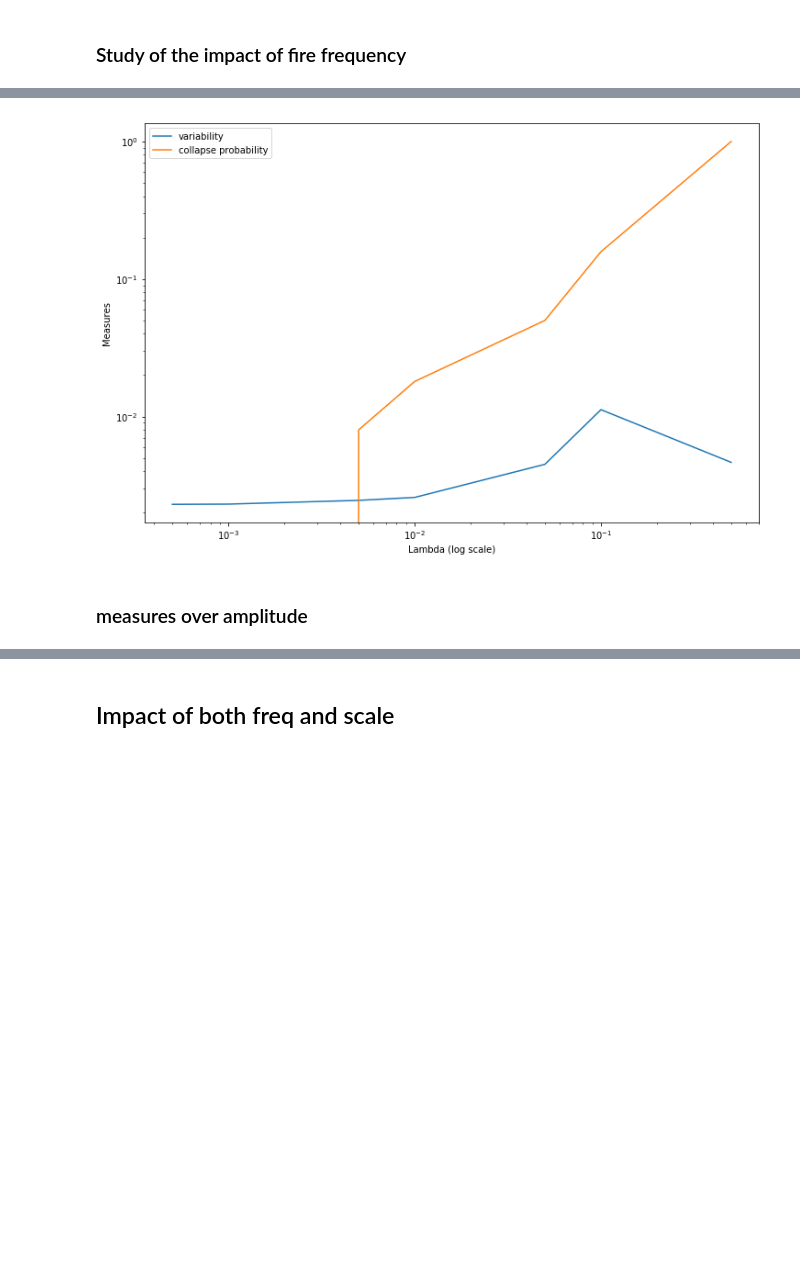
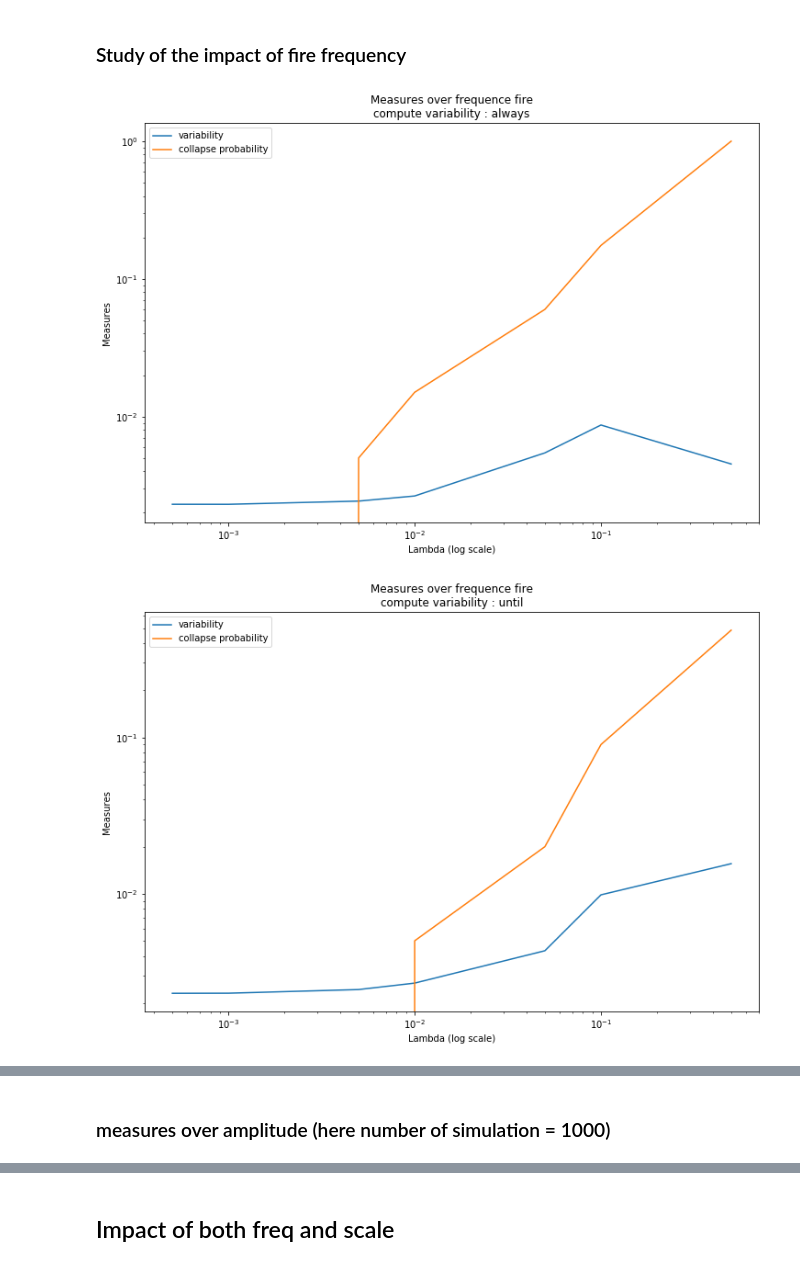
Before and after one commit to cavaillesj/internship_moulis, a Jupyter notebook: measures_and_fire.ipynb, the cells around one changed output, grey strips where cells are left out. Drawn from its saved outputs; the diff is of its cells as text; code cells hidden in the pictures; blank space fills up the shorter version.

Commit message:
measure with 3 different way to compute variability

```diff
--- a/measures_and_fire.ipynb
+++ b/measures_and_fire.ipynb
@@ -8,42 +10,56 @@ exec(open("objet.py").read(), globals())
 # %%
-def measure(**kwargs):
+def measure(compute_variability = "always", **kwargs):
     """solve the system several times with different perturbation in order to make an average"""
-    Number_of_simulation = 50
+    Number_of_simulation = 50  # 50
     Variability = np.zeros(Number_of_simulation)
     Collapse = np.zeros_like(Variability)
     for i in range(Number_of_simulation):
         O = Ode(**kwargs)
         O.perturbation()
         Y = O.solve_by_part()
-        Variability[i] = variability(Y)
-#        print("\nVaribility", Variability[i])
-#        print(collapse(Y))
-        Collapse[i] = collapse(Y)
-#        print("Collapse", Collapse[i])
-    return np.mean(Variability), np.mean(Collapse)
+        if(compute_variability == "always"):
+            Variability[i] = variability(Y)
+            Collapse[i] = collapse(Y)
+        elif(compute_variability == "until"):
+            Variability[i], Collapse[i] = variability_collapse_until(Y)
+        elif(compute_variability == "only"):
+            Variability[i], Collapse[i] = variability_collapse_only(Y)
+        else:
+            print("The choice of the way to compute the variability is not know")
+    return np.nanmean(Variability), np.nanmean(Collapse)
 # %% [markdown]
 ### Study of the impact of fire frequency
 # %%
-exec(open("objet.py").read(), globals())
-
 Freq = [0.0005, 0.001, 0.005, 0.01, 0.05, 0.1, 0.5]
 
 Param_freq = {"p":0.01}
 Param_ampl = {"scale":0.07}
 
 Fire = {"frequence": "bernoulli",
         "param_freq" : Param_freq,
         "amplitude": "exponential",
         "param_amplitude" : Param_ampl,
         "type" : "proportionnal",
         "coef_W_N" : 5}
 
-
-V = []
-C = []
-for i, freq in enumerate(Freq):
-    Param_freq = {"p":freq}
-    Fire["param_freq"] = Param_freq
-    v, c = measure(Fire = Fire) #############" modifier objet, au début et à perturbation"
-    V += [v]
-    C += [c]
+for j, compute_variability in enumerate(Compute_variability):
+    V = []
+    C = []
+    for i, freq in enumerate(Freq):
+        Param_freq = {"p":freq}
+        Fire["param_freq"] = Param_freq
+        v, c = measure(compute_variability = compute_variability, Fire = Fire) #############" modifier objet, au début et à perturbation"
+        V += [v]
+        C += [c]
+    plt.figure(figsize=(12, 8))
+    plt.loglog(Freq, V, label="variability")
+    plt.loglog(Freq, C, label="collapse probability")
+    plt.legend()
+    plt.xlabel("Lambda (log scale)")
+    plt.ylabel("Measures")
+    plt.title("Measures over frequence fire\ncompute variability : "+compute_variability)
+    plt.savefig("plot/measures/Measures_over_frequence_fire_compute_variability_"+compute_variability)
+    plt.show()
+# %% [output]
+[figure, added]
+[figure, added]
@@ -50,16 +67,5 @@ for i, freq in enumerate(Freq):
-# %%
-plt.figure(figsize=(12, 8))
-plt.loglog(Freq, V, label="variability")
-plt.loglog(Freq, C, label="collapse probability")
-plt.legend()
-plt.xlabel("Lambda (log scale)")
-plt.ylabel("Measures")
-#plt.savefig("plot/Measures over frequence fire")
-plt.show()
-# %% [output]
-[figure, removed]
 # %% [markdown]
-### measures over amplitude
+### measures over amplitude (here number of simulation = 1000)
 # %%
 exec(open("objet.py").read(), globals())
 
```
Also changed, not shown: parts of 11 cells of this notebook, 11 other files.
